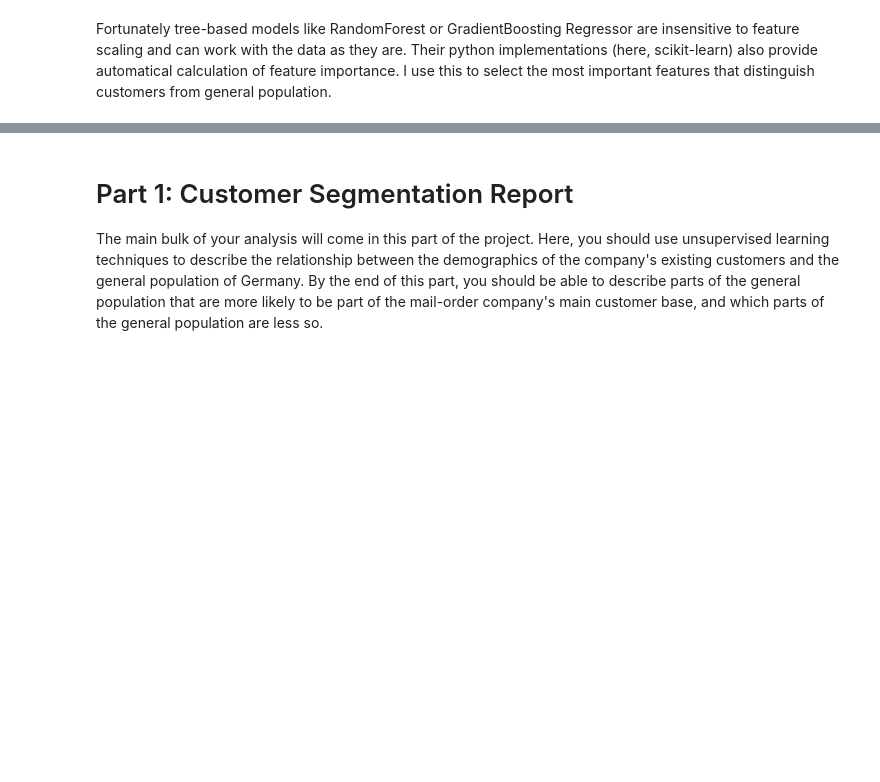
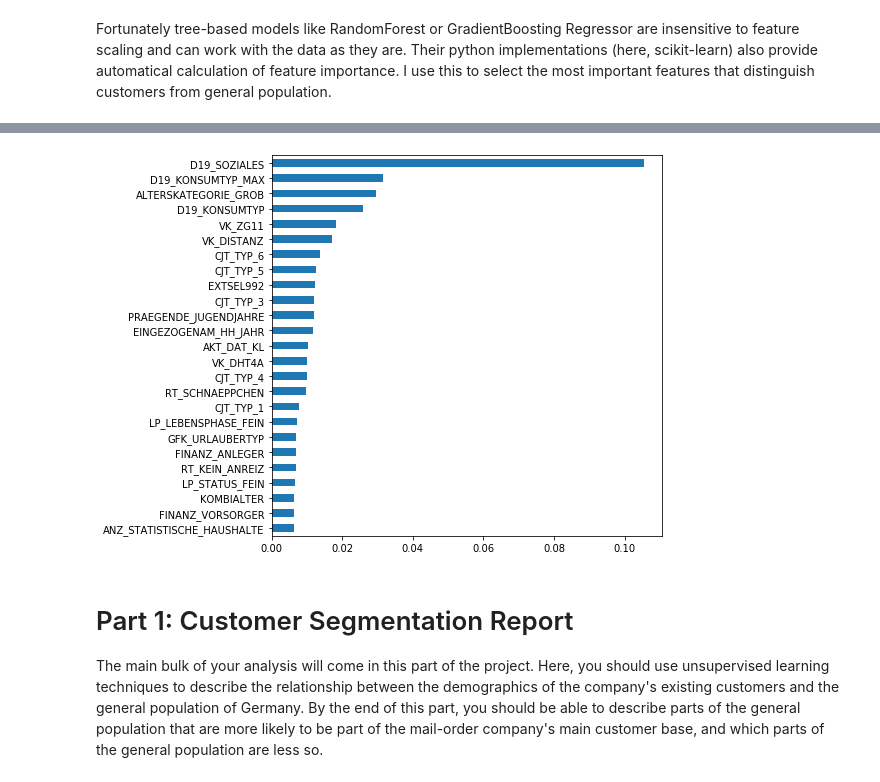
Before and after one commit to olalakul/udacity-MLengineer-capstone, a Jupyter notebook: Arvato Project Workbook.ipynb, the cells around one changed output, grey strips where cells are left out. Drawn from its saved outputs; the diff is of its cells as text; code cells hidden in the pictures; blank space fills up the shorter version.

Commit message:
feature importance with RandomForest

```diff
--- a/Arvato Project Workbook.ipynb
+++ b/Arvato Project Workbook.ipynb
@@ -205,0 +260,12 @@ data = data[is_customer.index]
+# %%
+from sklearn.preprocessing import LabelEncoder
+les = dict()
+for colu in object_columns:
+    les[colu] = LabelEncoder().fit(data[colu].astype(str))
+    data[colu] = les[colu].transform(data[colu].astype(str))
+# %%
+from sklearn.ensemble import RandomForestClassifier
+rf = RandomForestClassifier(n_estimators=600)
+# %%
+%%time
+rf.fit(data, is_customer)
@@ -205,0 +282,3 @@ data = data[is_customer.index]
+# %%
+feature_importances = pd.Series(rf.feature_importances_, index=data.columns).sort_values(ascending=False)
+feature_importances.head(25)
@@ -206,3 +303,7 @@ data = data[is_customer.index]
+# %%
+feature_importances.head(25)[::-1].plot.barh(figsize=(7,7));
+# %% [output]
+[figure, added]
 # %% [markdown]
 # Part 1: Customer Segmentation Report
 
```
Also changed, not shown: parts of 12 cells of this notebook.
